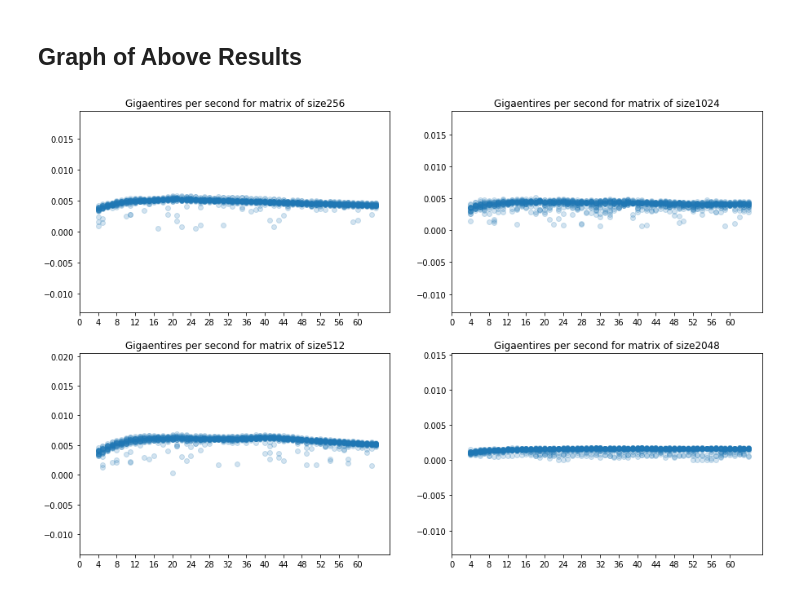
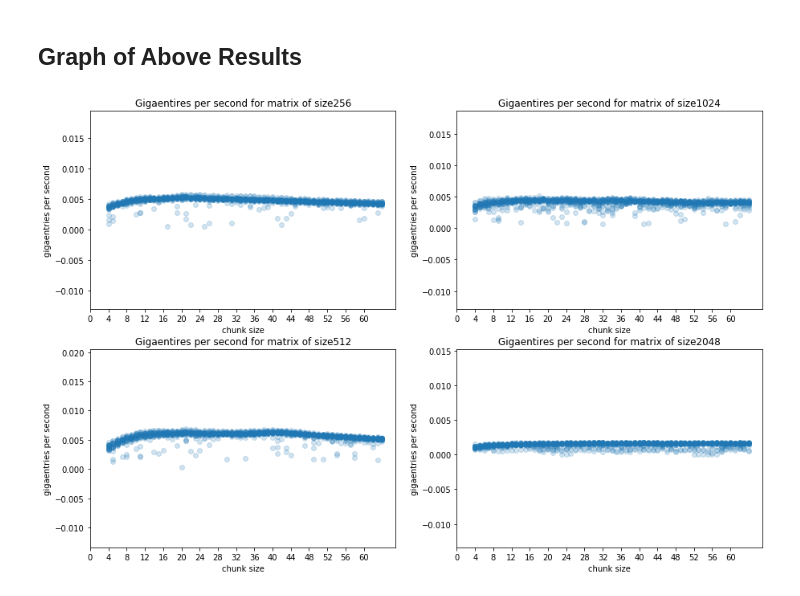
Before and after one commit to paigeweber13/fast-lu-decomposition, a Jupyter notebook: experiments/Experiment Analysis.ipynb, the cells around one changed output. Cells and saved outputs as stored; diff of their text form; code cells hidden in the pictures.

```diff
--- a/experiments/Experiment Analysis.ipynb
+++ b/experiments/Experiment Analysis.ipynb
@@ -70,25 +70,27 @@ ratio of chunk size to mat size: 0.01416015625
 # %%
 import matplotlib.pyplot as plt
 import numpy as np
 
 fig, axes = plt.subplots(2, 2, figsize=(15,10))
 
 i = 0
 j = 0
 for mat_size in df['matrix size'].unique():
     df2 = df[df['matrix size'] == mat_size]
 
     x = df2[df2['schedule type'] == 'static']['chunk size']
     y = df2[df2['schedule type'] == 'static']['Gigaentries per second']
     axes[i][j].scatter(x, y, alpha=0.2)
     axes[i][j].set_title("Gigaentires per second for matrix of size" + str(mat_size))
     axes[i][j].set_xticks(np.arange(64, step=4))
+    axes[i][j].set_xlabel("chunk size")
+    axes[i][j].set_ylabel("gigaentries per second")
 
     i += 1
     if i >= 2:
         i = 0
         j += 1
 
 plt.show()
 # %% [output]
-[figure, old version]
+[figure, new version]
```
Also changed, not shown: parts of 2 cells of this notebook.
